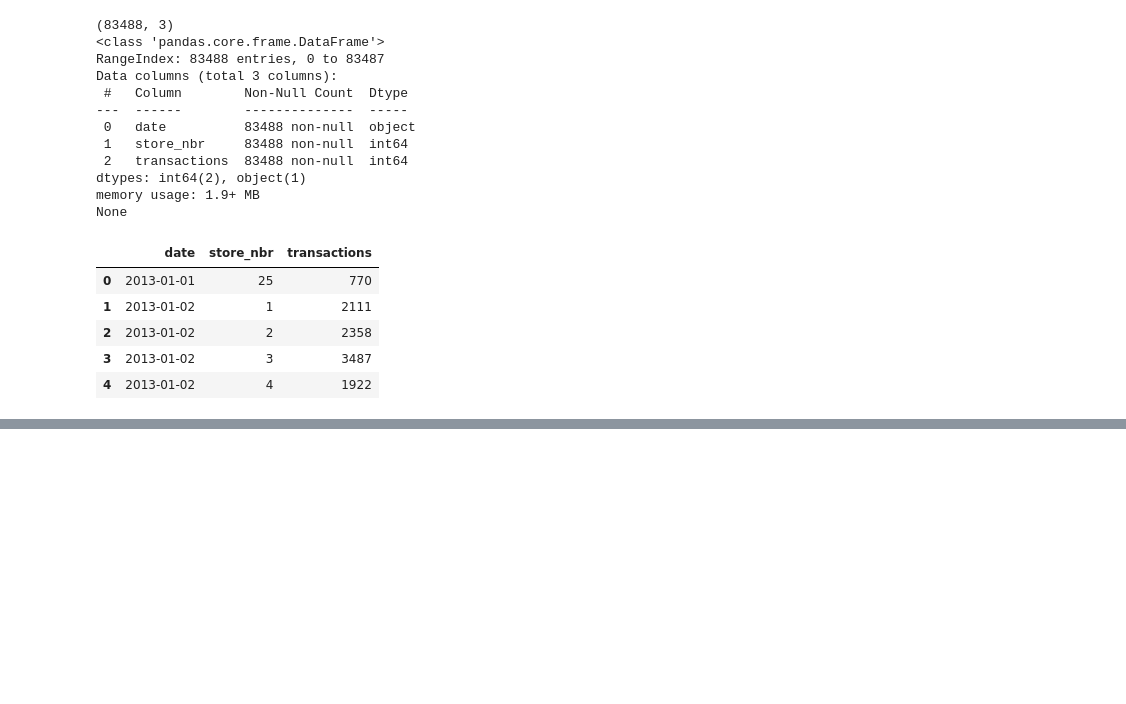
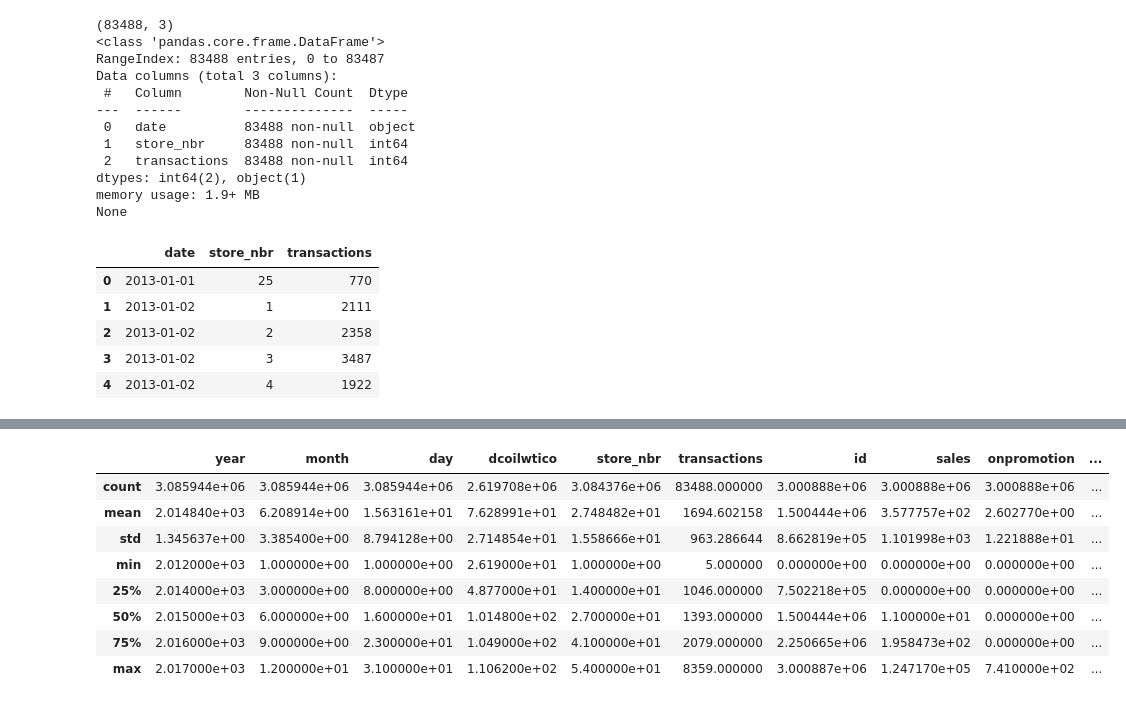
Before and after one commit to victoriamuinde07/SALES-FORECASTING, a Jupyter notebook: index.ipynb, the cells around one changed output, grey strips where cells are left out. Cells and saved outputs as stored; diff of their text form; code cells hidden in the pictures; blank space fills up the shorter version.

```diff
--- a/index.ipynb
+++ b/index.ipynb
@@ -186,0 +388,14 @@ None
+# %%
+merged_data['dcoilwtico'].interpolate(method='linear', inplace=True)
+# %%
+merged_data.describe()
+# %% [output]
+|  | year | month | day | dcoilwtico | store_nbr | transactions | id | sales | onpromotion | ... |
+| count | 3.085944e+06 | 3.085944e+06 | 3.085944e+06 | 2.619708e+06 | 3.084376e+06 | 83488.000000 | 3.000888e+06 | 3.000888e+06 | 3.000888e+06 | ... |
+| mean | 2.014840e+03 | 6.208914e+00 | 1.563161e+01 | 7.628991e+01 | 2.748482e+01 | 1694.602158 | 1.500444e+06 | 3.577757e+02 | 2.602770e+00 | ... |
+| std | 1.345637e+00 | 3.385400e+00 | 8.794128e+00 | 2.714854e+01 | 1.558666e+01 | 963.286644 | 8.662819e+05 | 1.101998e+03 | 1.221888e+01 | ... |
+| min | 2.012000e+03 | 1.000000e+00 | 1.000000e+00 | 2.619000e+01 | 1.000000e+00 | 5.000000 | 0.000000e+00 | 0.000000e+00 | 0.000000e+00 | ... |
+| 25% | 2.014000e+03 | 3.000000e+00 | 8.000000e+00 | 4.877000e+01 | 1.400000e+01 | 1046.000000 | 7.502218e+05 | 0.000000e+00 | 0.000000e+00 | ... |
+| 50% | 2.015000e+03 | 6.000000e+00 | 1.600000e+01 | 1.014800e+02 | 2.700000e+01 | 1393.000000 | 1.500444e+06 | 1.100000e+01 | 0.000000e+00 | ... |
+| 75% | 2.016000e+03 | 9.000000e+00 | 2.300000e+01 | 1.049000e+02 | 4.100000e+01 | 2079.000000 | 2.250665e+06 | 1.958473e+02 | 0.000000e+00 | ... |
+| max | 2.017000e+03 | 1.200000e+01 | 3.100000e+01 | 1.106200e+02 | 5.400000e+01 | 8359.000000 | 3.000887e+06 | 1.247170e+05 | 7.410000e+02 | ... |
```
Also changed, not shown: parts of 22 cells of this notebook, 1 other file.
